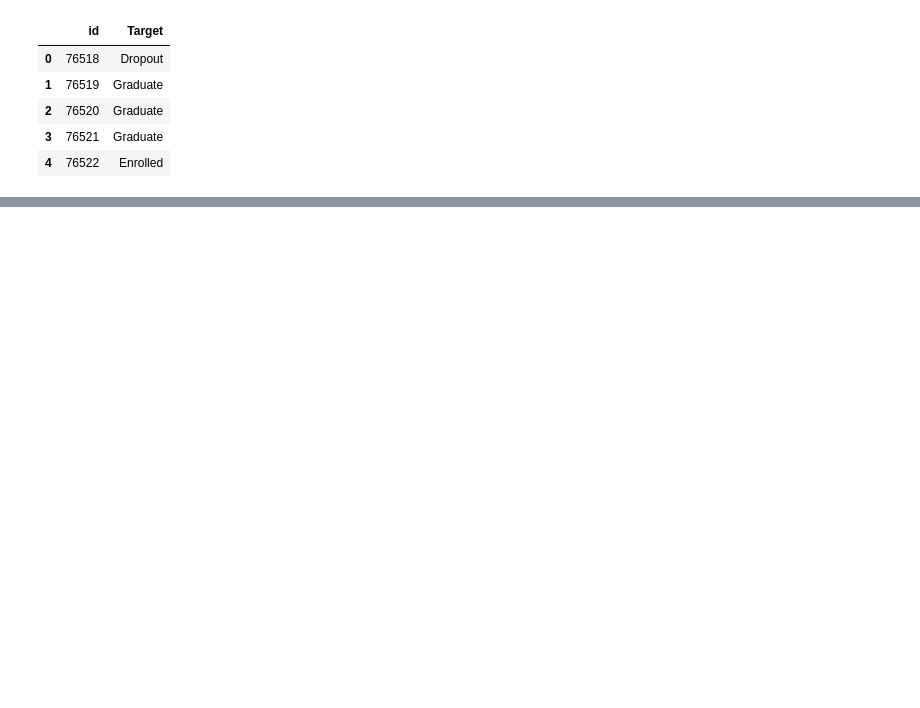
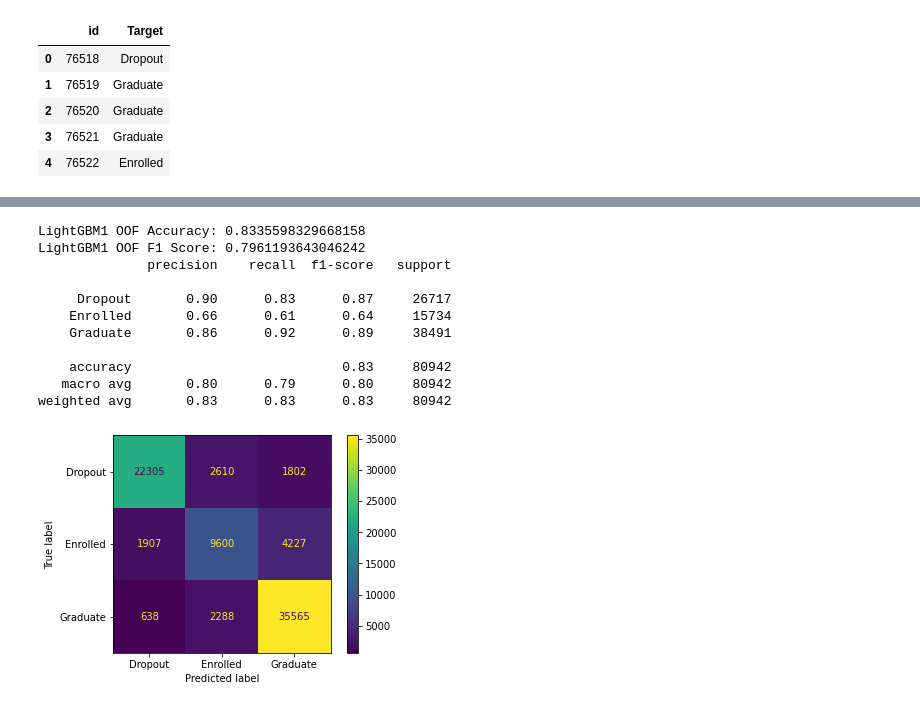
Before and after one commit to bk-anupam/KaggleChallenges, a Jupyter notebook: TABULAR/PS4E6/ps4e6_ensemble.ipynb, the cells around one changed output, grey strips where cells are left out. Cells and saved outputs as stored; diff of their text form; code cells hidden in the pictures; blank space fills up the shorter version.

```diff
--- a/TABULAR/PS4E6/ps4e6_ensemble.ipynb
+++ b/TABULAR/PS4E6/ps4e6_ensemble.ipynb
@@ -183,0 +225,29 @@ df_submission.head()
+# %%
+def get_model_stats(model_name):
+    model_cols = [f"{model_name}_preds_proba_{i}" for i in range(Config.NUM_CLASSES)]
+    model_preds_proba = df_oof_preds[model_cols].to_numpy()
+    model_preds = np.argmax(model_preds_proba, axis=1)
+    model_accuracy = accuracy_score(df_oof_preds[Config.TARGET_COL_NAME], model_preds)
+    model_f1 = f1_score(df_oof_preds[Config.TARGET_COL_NAME], model_preds, average='macro')
+    print(f"{model_name} OOF Accuracy: {model_accuracy}")
+    print(f"{model_name} OOF F1 Score: {model_f1}")
+    model_cm = confusion_matrix(df_oof_preds[Config.TARGET_COL_NAME], model_preds)
+    print(classification_report(df_oof_preds[Config.TARGET_COL_NAME].values, model_preds, target_names=target_classes))
+    disp = ConfusionMatrixDisplay(confusion_matrix=model_cm, display_labels=target_classes)
+    disp.plot()
+    plt.show()
+# %%
+get_model_stats("LightGBM1")
+# %% [output]
+LightGBM1 OOF Accuracy: 0.8335598329668158
+LightGBM1 OOF F1 Score: 0.7961193643046242
+              precision    recall  f1-score   support
+
+     Dropout       0.90      0.83      0.87     26717
+    Enrolled       0.66      0.61      0.64     15734
+    Graduate       0.86      0.92      0.89     38491
+
+    accuracy                           0.83     80942
+   macro avg       0.80      0.79      0.80     80942
+weighted avg       0.83      0.83      0.83     80942
+[figure, added]
```
Also changed, not shown: parts of 11 cells of this notebook, 1 other file.
